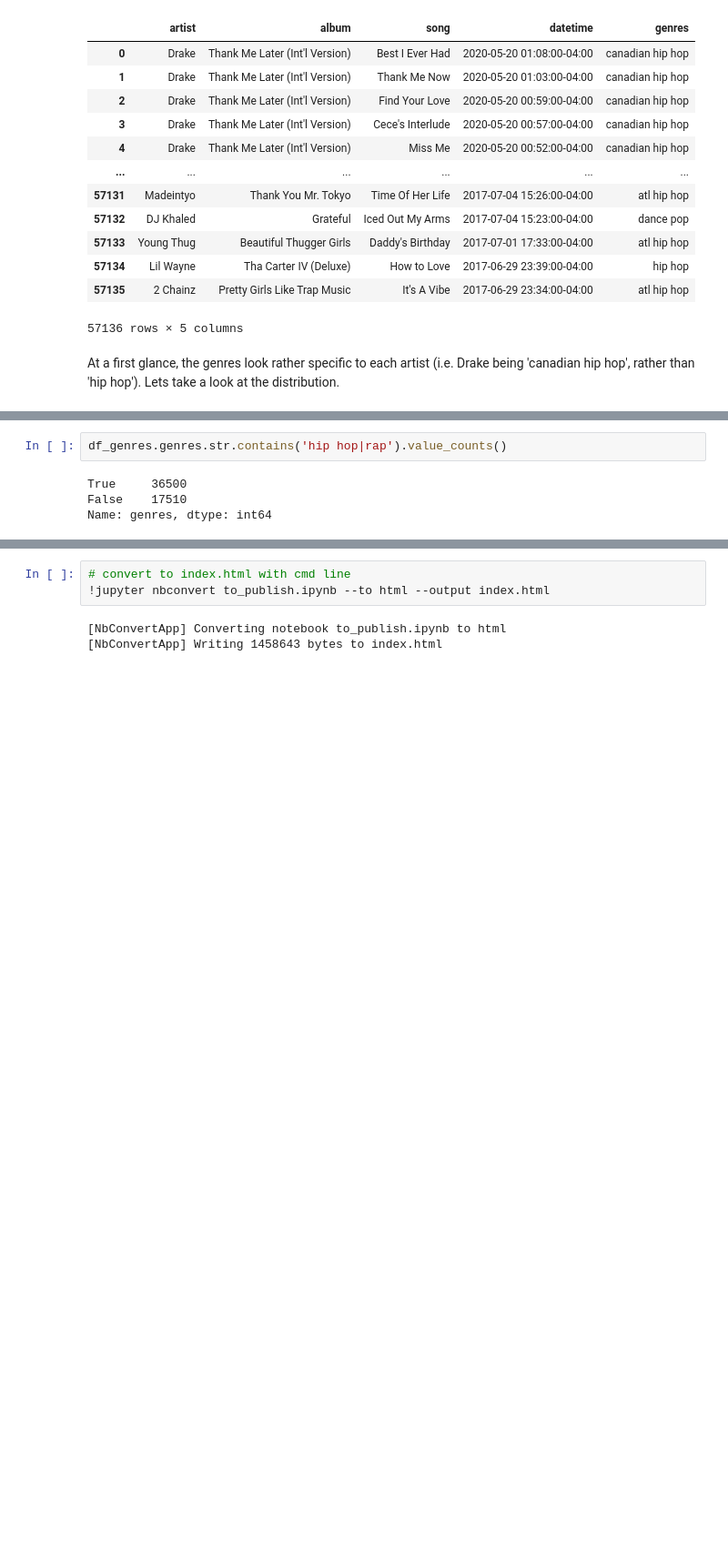
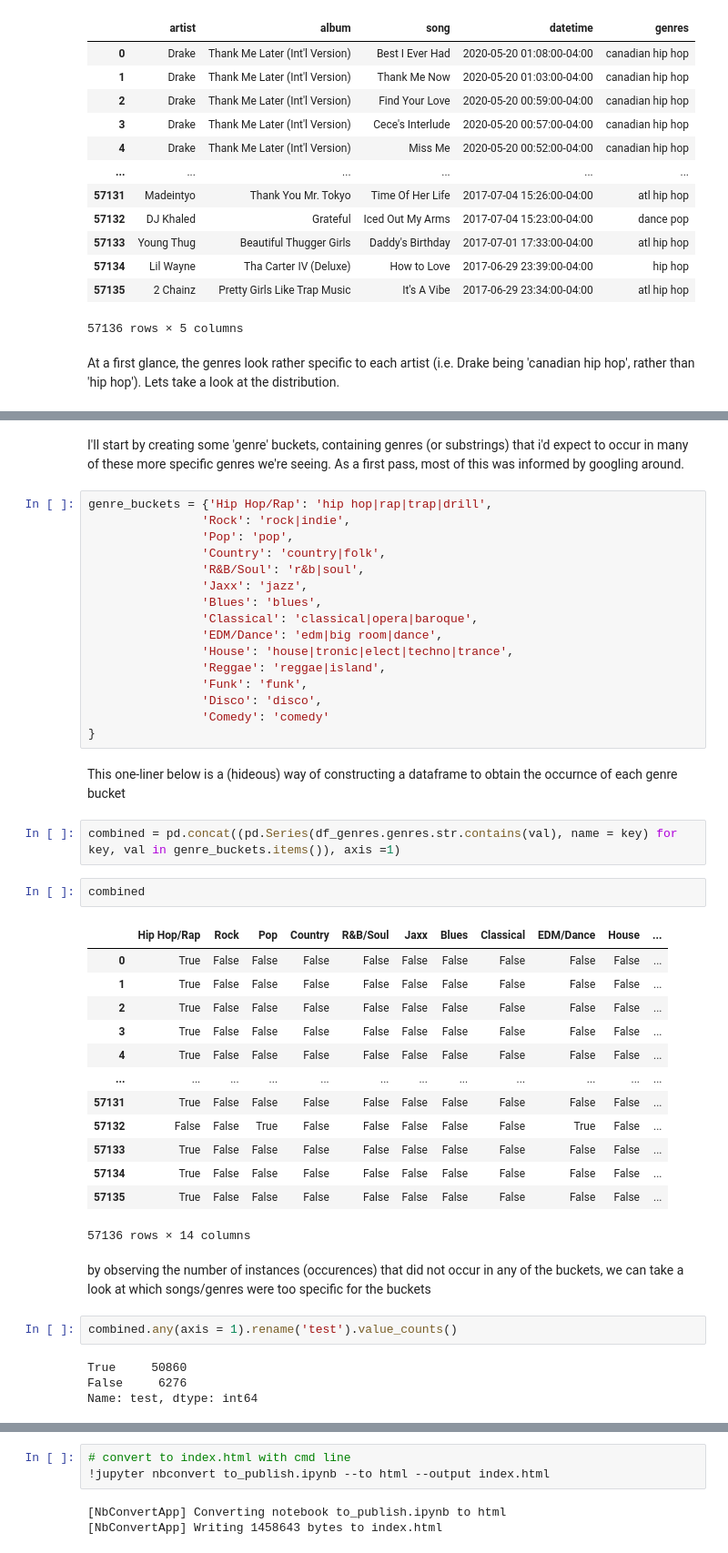
Before and after one commit to LeChase/spotify_hist, a Jupyter notebook: to_publish.ipynb, the cells around one changed output, grey strips where cells are left out. Shown at 91% size. Cells and saved outputs as stored; diff of their text form; blank space fills up the shorter version.

Commit message:
updated genre work

```diff
--- a/to_publish.ipynb
+++ b/to_publish.ipynb
@@ -853,6 +856,46 @@ One thing we can do is to recode any genre to 'Hip Hop / Rap' if the genre strin
-# %%
-df_genres.genres.str.contains('hip hop|rap').value_counts()
-# %% [output]
-True     36500
-False    17510
-Name: genres, dtype: int64
+# %% [markdown]
+I'll start by creating some 'genre' buckets, containing genres (or substrings) that i'd expect to occur in many of these more specific genres we're seeing.  As a first pass, most of this was informed by googling around.
+# %%
+genre_buckets = {'Hip Hop/Rap': 'hip hop|rap|trap|drill',
+                'Rock': 'rock|indie',
+                'Pop': 'pop',
+                'Country': 'country|folk',
+                'R&B/Soul': 'r&b|soul',
+                'Jaxx': 'jazz',
+                'Blues': 'blues',
+                'Classical': 'classical|opera|baroque',
+                'EDM/Dance': 'edm|big room|dance',
+                'House': 'house|tronic|elect|techno|trance',
+                'Reggae': 'reggae|island',
+                'Funk': 'funk',
+                'Disco': 'disco',
+                'Comedy': 'comedy'
+}
+# %% [markdown]
+This one-liner below is a (hideous) way of constructing a dataframe to obtain the occurnce of each genre bucket
+# %%
+combined = pd.concat((pd.Series(df_genres.genres.str.contains(val), name = key) for key, val in genre_buckets.items()), axis =1)
+# %%
+combined
+# %% [output]
+|  | Hip Hop/Rap | Rock | Pop | Country | R&B/Soul | Jaxx | Blues | Classical | EDM/Dance | House | ... |
+| 0 | True | False | False | False | False | False | False | False | False | False | ... |
+| 1 | True | False | False | False | False | False | False | False | False | False | ... |
+| 2 | True | False | False | False | False | False | False | False | False | False | ... |
+| 3 | True | False | False | False | False | False | False | False | False | False | ... |
+| 4 | True | False | False | False | False | False | False | False | False | False | ... |
+| ... | ... | ... | ... | ... | ... | ... | ... | ... | ... | ... | ... |
+| 57131 | True | False | False | False | False | False | False | False | False | False | ... |
+| 57132 | False | False | True | False | False | False | False | False | True | False | ... |
+| 57133 | True | False | False | False | False | False | False | False | False | False | ... |
+| 57134 | True | False | False | False | False | False | False | False | False | False | ... |
+| 57135 | True | False | False | False | False | False | False | False | False | False | ... |
+57136 rows × 14 columns
+# %% [markdown]
+by observing the number of instances (occurences) that did not occur in any of the buckets, we can take a look at which songs/genres were too specific for the buckets
+# %%
+combined.any(axis = 1).rename('test').value_counts()
+# %% [output]
+True     50860
+False     6276
+Name: test, dtype: int64
```
Also changed, not shown: parts of 6 cells of this notebook.
